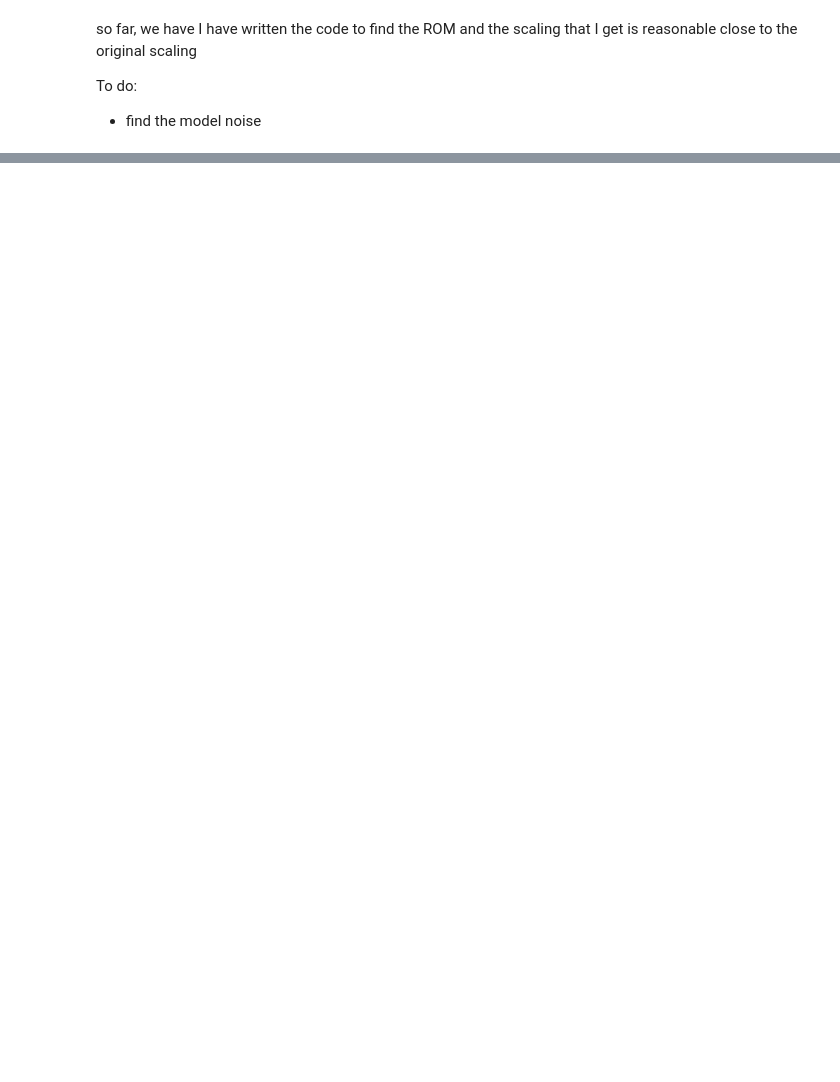
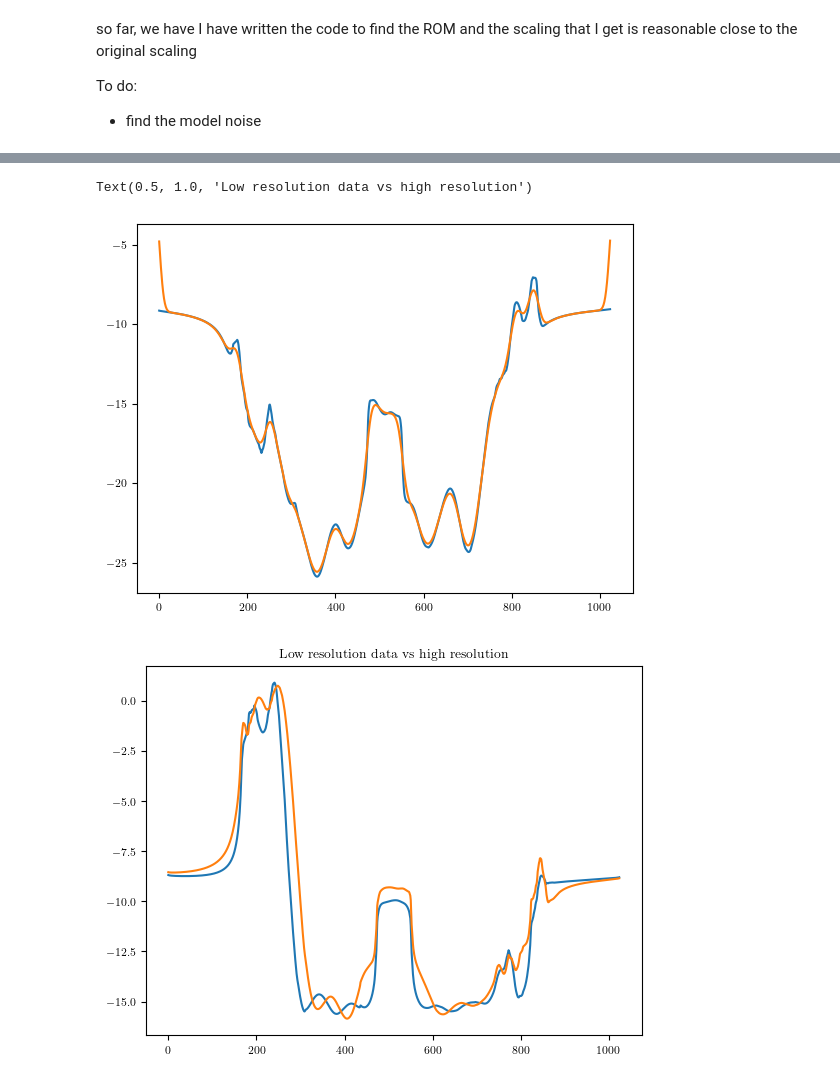
Before and after one commit to hojjatks/ROM_EnKF_earthquakecycle, a Jupyter notebook: Codes/earthquake/test_EnKF.ipynb, the cells around one changed output, grey strips where cells are left out. Saved outputs shown, nothing was run; the diff lists cells and outputs as text; code cells hidden in the pictures; blank space fills up the shorter version.

```diff
--- a/Codes/earthquake/test_EnKF.ipynb
+++ b/Codes/earthquake/test_EnKF.ipynb
@@ -472,0 +525,22 @@ array([8.31047370e+14, 6.88404243e+14, 8.70455480e+14, 8.72472013e+14])
+# %%
+# This is a code to see the effect of resolution reduction
+# check point1
+# Study the effect of low resolution
+plt.figure()
+V_snapshot4 = scipy.ndimage.gaussian_filter(V_ox[0,:], sigma=(sigma_x),mode='constant',cval=(vpl))
+plt.plot(V_ox[0,:])
+plt.plot(V_snapshot4)
+# checkpoint 2
+# see the effect of function
+index=3000
+V_snapshot_clean=(U_ROM @ (A_filtered[index,:N_m_v])).reshape(size_x,) + q_bar_v.reshape(size_x,)
+alpha_output_test=Obs_operator_nonlinear(A_filtered[index,:],Obs_nonlinear_params)
+V_snapshot1 = (U_ROM @ (alpha_output_test)).reshape(size_x,) + q_bar_v.reshape(size_x,)
+plt.figure()
+plt.plot(V_snapshot_clean)
+plt.plot(V_snapshot1)
+plt.title("Low resolution data vs high resolution")
+# %% [output]
+Text(0.5, 1.0, 'Low resolution data vs high resolution')
+[figure, added]
+[figure, added]
```
Also changed, not shown: parts of 39 cells of this notebook.
